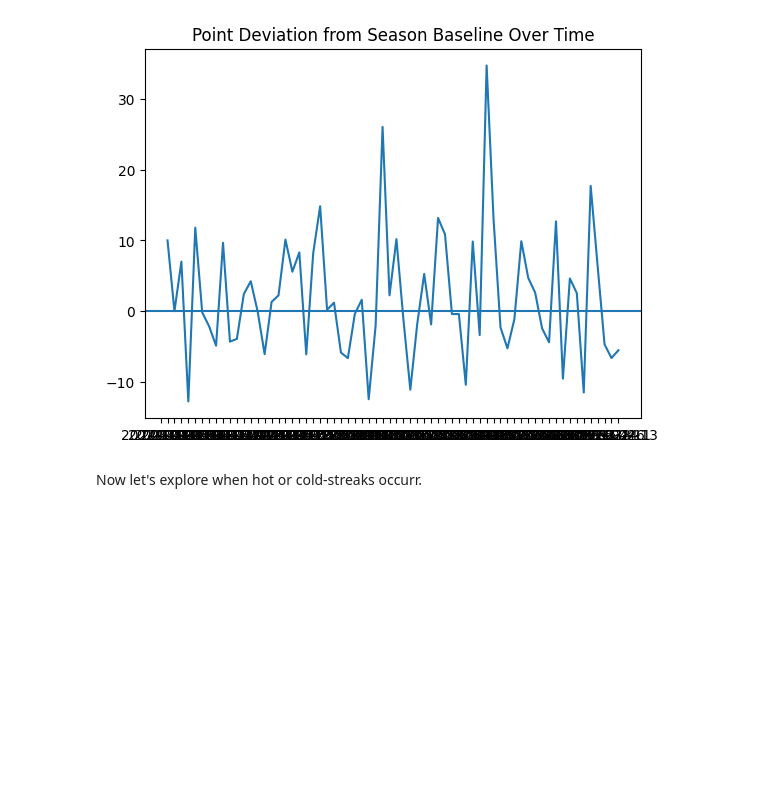
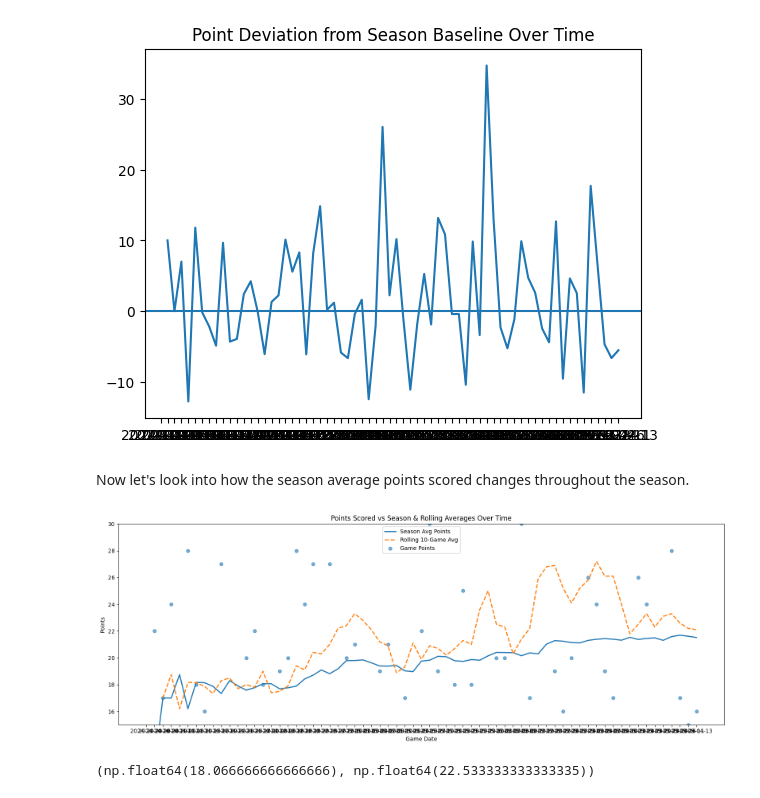
Before and after one commit to sibhisakthivel/nba-player-performance-streak-analysis, a Jupyter notebook: trend_analysis.ipynb, the cells around one changed output. Cells and saved outputs as stored; diff of their text form; code cells hidden in the pictures; blank space fills up the shorter version.

```diff
--- a/trend_analysis.ipynb
+++ b/trend_analysis.ipynb
@@ -269,5 +269,64 @@ plt.title("Point Deviation from Season Baseline Over Time")
 # %% [output]
 Text(0.5, 1.0, 'Point Deviation from Season Baseline Over Time')
 [figure]
-# %% [markdown]
-Now let's explore when hot or cold-streaks occurr.
+# %% [markdown]
+Now let's look into how the season average points scored changes throughout the season.
+# %%
+import matplotlib.pyplot as plt
+
+# Ensure data is sorted correctly
+analysis_dataset = analysis_dataset.sort_values("game_date")
+
+# Rolling average (10-game)
+analysis_dataset["rolling_10_pts"] = (
+    analysis_dataset["pts"]
+    .rolling(window=10, min_periods=3)
+    .mean()
+)
+
+# Plot
+plt.figure(figsize=(16, 6))
+
+# Season cumulative average
+plt.plot(
+    analysis_dataset["game_date"],
+    analysis_dataset["szn_avg_pts"],
+    label="Season Avg Points",
+    linewidth=2
+)
+
+# Rolling 10-game average
+plt.plot(
+    analysis_dataset["game_date"],
+    analysis_dataset["rolling_10_pts"],
+    label="Rolling 10-Game Avg",
+    linewidth=2,
+    linestyle="--"
+)
+
+# Actual game points
+plt.scatter(
+    analysis_dataset["game_date"],
+    analysis_dataset["pts"],
+    label="Game Points",
+    alpha=0.6
+)
+
+# Formatting
+plt.ylim(15, 30)
+plt.xlabel("Game Date")
+plt.ylabel("Points")
+plt.title("Points Scored vs Season & Rolling Averages Over Time")
+plt.legend()
+plt.tight_layout()
+
+plt.show()
+# %% [output]
+[figure, added]
+# %%
+early = analysis_dataset.head(15)["pts"].mean()
+late = analysis_dataset.tail(15)["pts"].mean()
+
+early, late
+# %% [output]
+(np.float64(18.066666666666666), np.float64(22.533333333333335))
```
Also changed, not shown: parts of 6 cells of this notebook.
